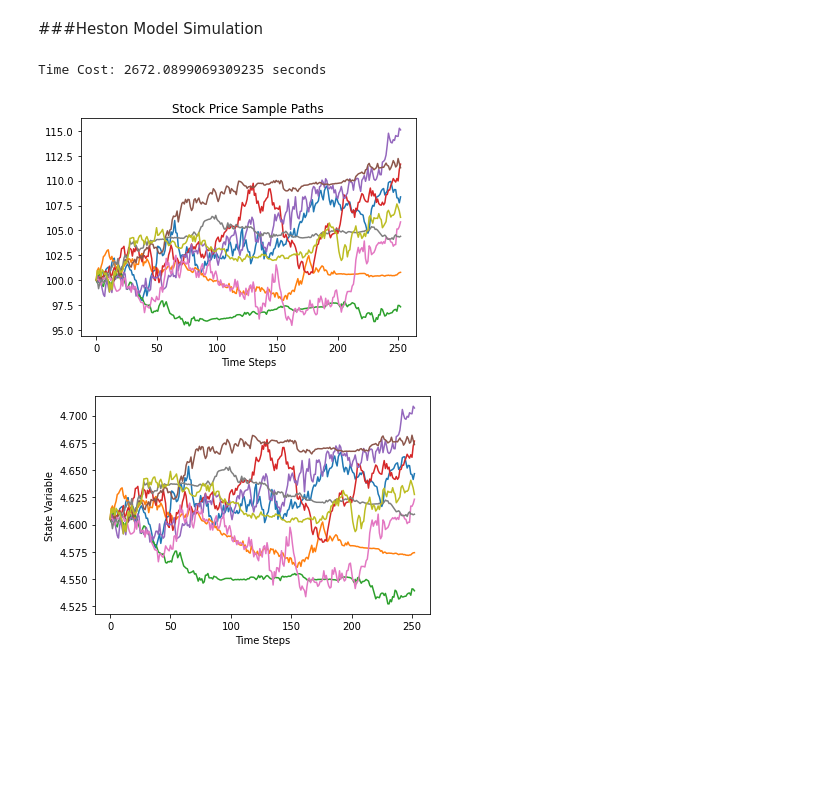
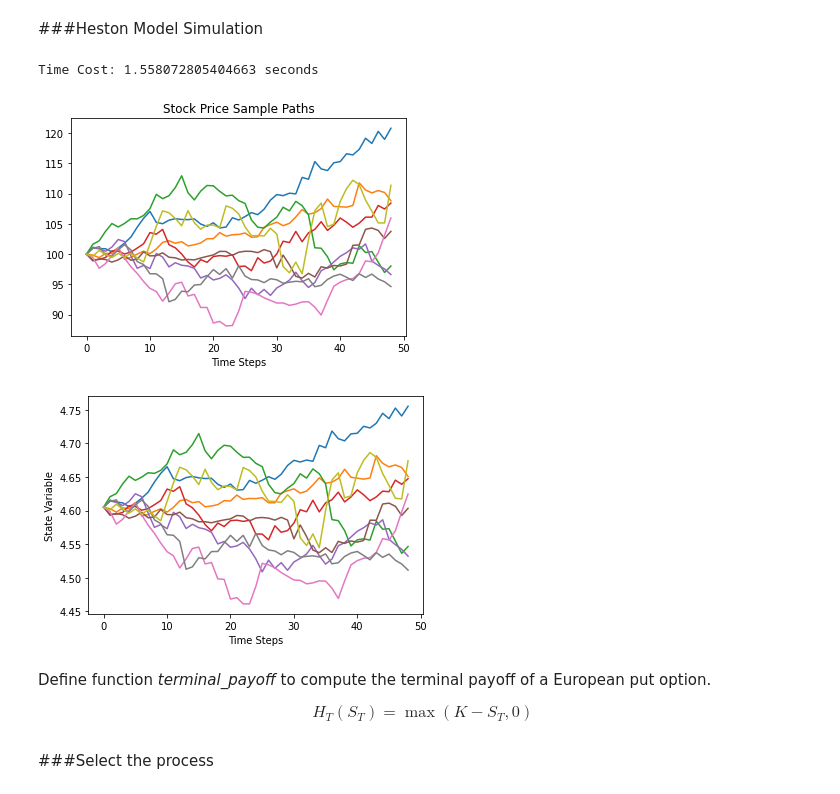
Before and after one commit to enriquecorimayo/Doctorado, a Jupyter notebook: QLBSwithSimulation.ipynb, the cells around one changed output. Cells and saved outputs as stored; diff of their text form; code cells hidden in the pictures; blank space fills up the shorter version.

```diff
--- a/QLBSwithSimulation.ipynb
+++ b/QLBSwithSimulation.ipynb
@@ -28,9 +30,11 @@ mu = 0.05     # drift
 sigma = 0.15  # volatility
 r = 0.03      # risk-free rate
 M = 1         # maturity
-T = 252        # number of time steps
+T = 48        # number of time steps
+K = 100 #Strike
 
-N_MC = 10000 # 10000 # 50000   # number of paths
+N_MC = 5000 # 10000 # 50000   # number of paths
+risk_lambda = 0.001 # 0.001 # 0.0001            # risk aversion
 
 delta_t = M / T                # time interval
 gamma = np.exp(- r * delta_t)  # discount factor
@@ -186,25 +193,32 @@ df_spot,df_vol = generate_multi_paths_df(seq, N_MC,T)
 # %%
 # Heston df
 S_Heston = df_spot
 # state variable
 X_Heston = - (mu - 1/2 * sigma**2) * np.arange(T+1) * delta_t + np.log(S_Heston)   # delta_t here is due to their conventions
+
+delta_S_Heston = S_Heston.loc[:,1:T].values - np.exp(r * delta_t) * S_Heston.loc[:,0:T-1]
+delta_S_hat_Heston = delta_S_Heston.apply(lambda x: x - np.mean(x), axis=0)
 
 endtime = time.time()
 print('\nTime Cost:', endtime - starttime, 'seconds')
 
 # plot 10 paths
 step_size = N_MC // 10
 idx_plot = np.arange(step_size, N_MC, step_size)
 plt.plot(S_Heston.T.iloc[:, idx_plot])
 plt.xlabel('Time Steps')
 plt.title('Stock Price Sample Paths')
 plt.show()
 
 plt.plot(X_Heston.T.iloc[:, idx_plot])
 plt.xlabel('Time Steps')
 plt.ylabel('State Variable')
 plt.show()
 # %% [output]
-Time Cost: 2672.0899069309235 seconds
+Time Cost: 1.558072805404663 seconds
-[figure, old version]
+[figure, new version]
-[figure, old version]
+[figure, new version]
+# %% [markdown]
+Define function *terminal_payoff* to compute the terminal payoff of a European put option.
+
+$$H_T\left(S_T\right)=\max\left(K-S_T,0\right)$$
@@ -210,0 +231,2 @@ Time Cost: 2672.0899069309235 seconds
+# %% [markdown]
+###Select the process
```
Also changed, not shown: parts of 29 cells of this notebook.
